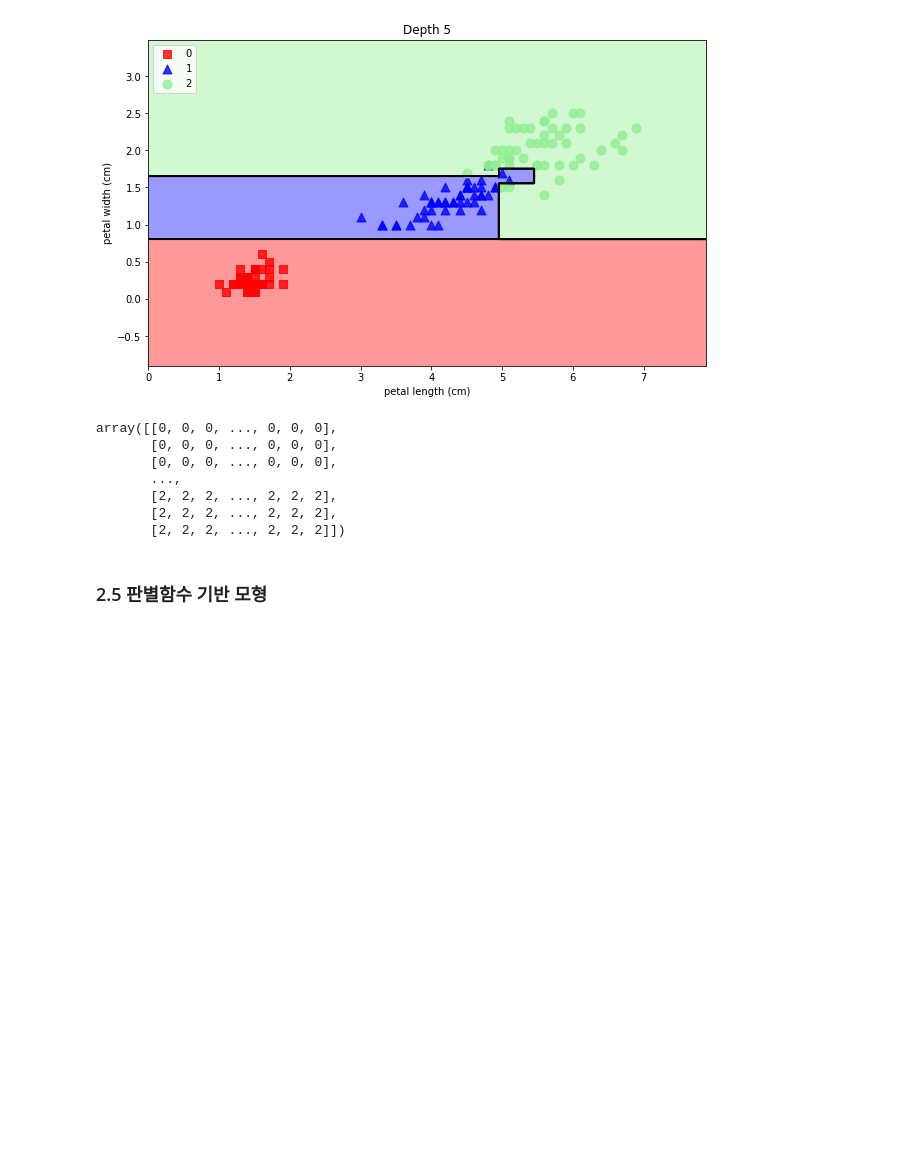
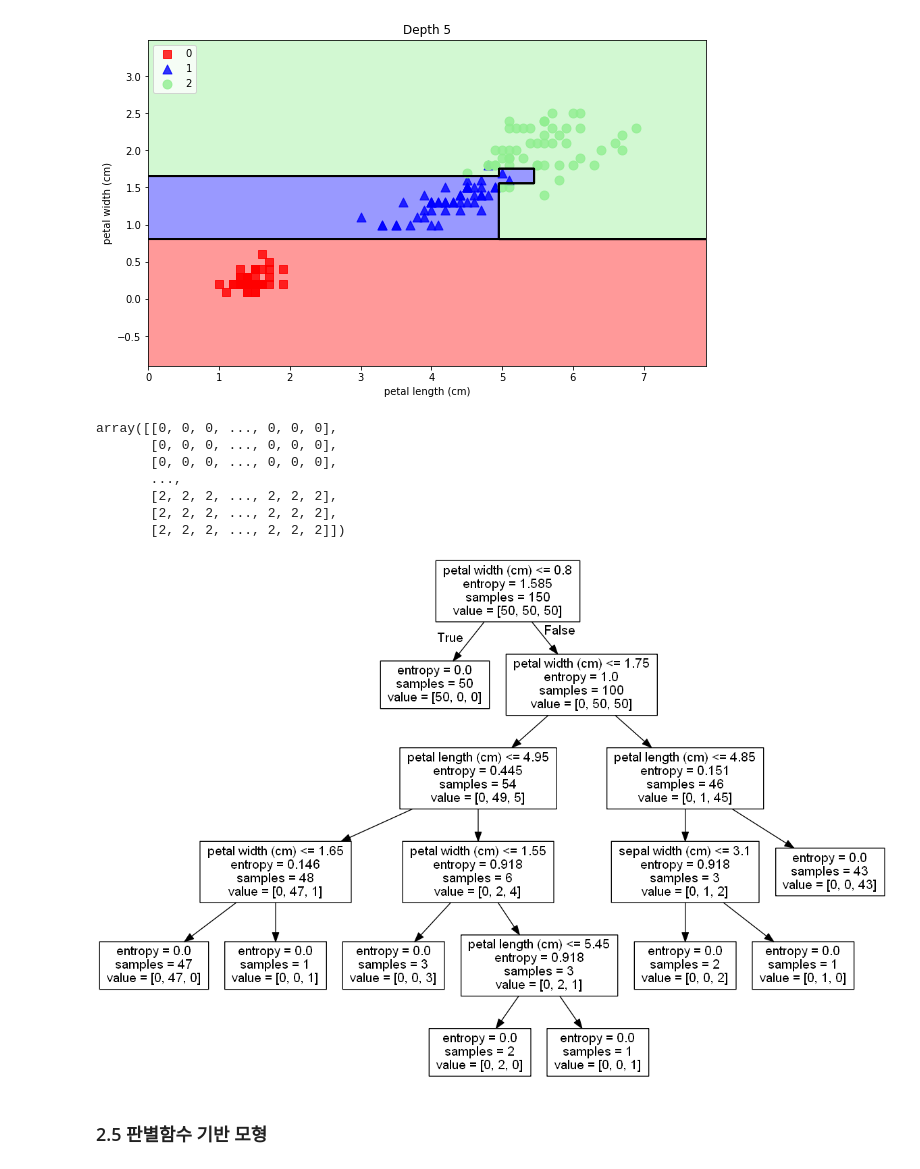
Before and after one commit to lucio-karin0506/SaltLux-Project, a Jupyter notebook: Machine Learning/Machine learning lecture/3장. 분류분석.ipynb, the cells around one changed output. Drawn from its saved outputs; the diff is of its cells as text; code cells hidden in the pictures; blank space fills up the shorter version.

```diff
--- a/Machine Learning/Machine learning lecture/3장. 분류분석.ipynb
+++ b/Machine Learning/Machine learning lecture/3장. 분류분석.ipynb
@@ -285,5 +285,17 @@ array([[0, 0, 0, ..., 0, 0, 0],
        [2, 2, 2, ..., 2, 2, 2],
        [2, 2, 2, ..., 2, 2, 2],
        [2, 2, 2, ..., 2, 2, 2]])
+# %%
+from sklearn.datasets import load_iris
+data = load_iris()
+X = data.data
+y = data.target
+
+feature_names = data.feature_names
+dt_model6 = DecisionTreeClassifier(criterion='entropy', max_depth=6, random_state=0).fit(X, y)
+
+draw_decision_tree(dt_model6, feature_names=feature_names)
+# %% [output]
+[figure, added]
 # %% [markdown]
 ### 2.5 판별함수 기반 모형
```
Also changed, not shown: parts of 39 cells of this notebook.
